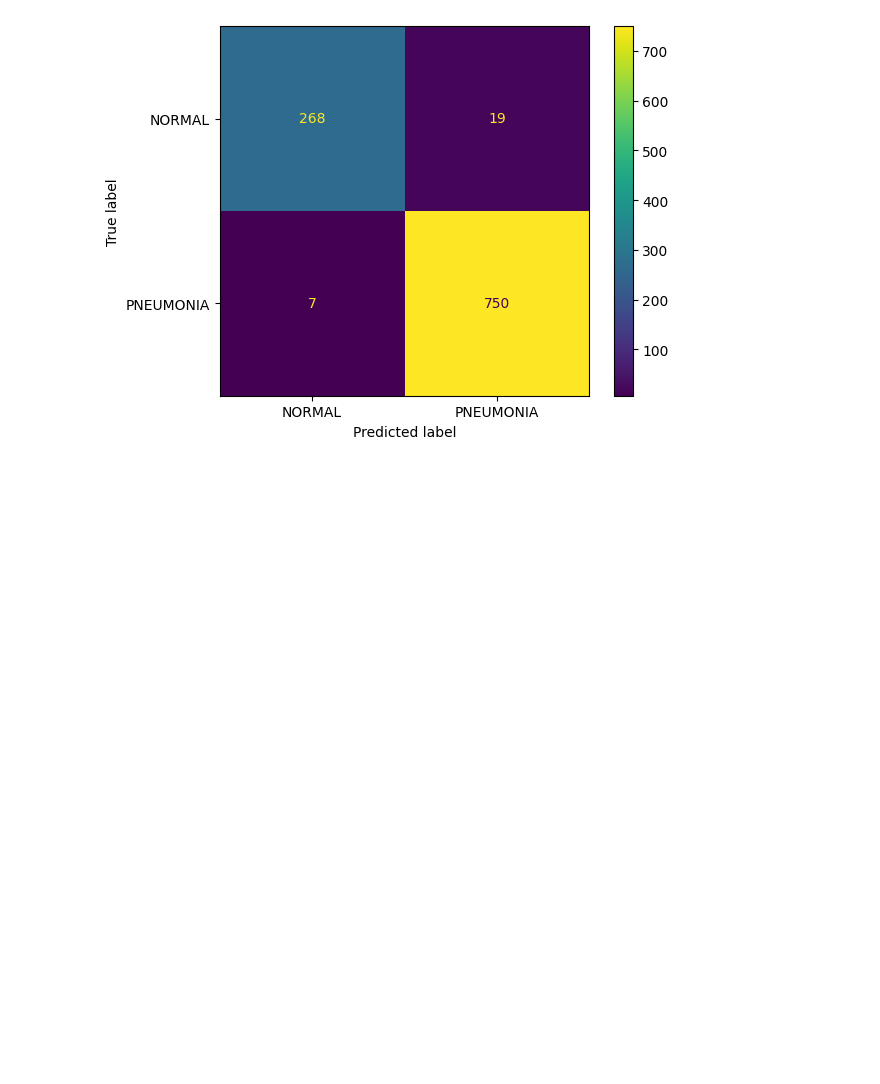
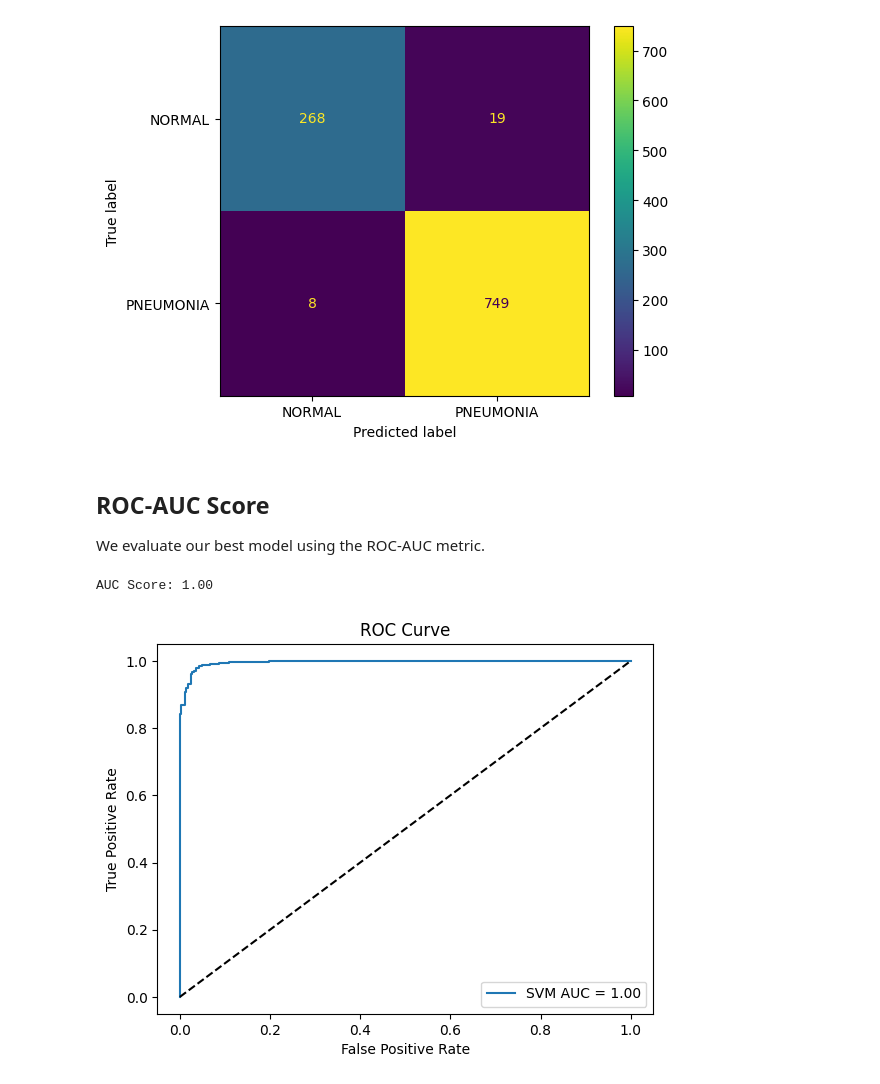
Before and after one commit to eliezaylaa/zoidberg, a Jupyter notebook: chest_Xray/zoidberg.ipynb, the cells around one changed output. Cells and saved outputs as stored; diff of their text form; code cells hidden in the pictures; blank space fills up the shorter version.

Commit message:
feat: add ROC-AUC curve for best SVM

```diff
--- a/chest_Xray/zoidberg.ipynb
+++ b/chest_Xray/zoidberg.ipynb
@@ -254,7 +255,7 @@ param_grid = {
 grid_svm = GridSearchCV(SVC(class_weight='balanced'), param_grid, cv=3, scoring='recall', n_jobs=-1)
 grid_svm.fit(X_train_pca, Y_train)
 print(grid_svm.best_params_)
-best_svm = SVC(C=10, kernel='rbf', class_weight='balanced', random_state=42)
+best_svm = SVC(C=10, kernel='rbf', class_weight='balanced', random_state=42, probability=True)
 best_svm.fit(X_train_pca, Y_train)
 Y_pred_best_svm = best_svm.predict(X_val_pca)
 print(classification_report(Y_val, Y_pred_best_svm))
@@ -324,3 +325,22 @@ disp.plot()
 plt.show()
 # %% [output]
 [figure]
+# %% [markdown]
+## ROC-AUC Score
+We evaluate our best model using the ROC-AUC metric.
+# %%
+Y_prob = best_svm.predict_proba(X_val_pca)[:, 1]
+auc = roc_auc_score(Y_val, Y_prob)
+print(f"AUC Score: {auc:.2f}")
+
+fpr, tpr, _ = roc_curve(Y_val, Y_prob)
+plt.plot(fpr, tpr, label=f'SVM AUC = {auc:.2f}')
+plt.plot([0, 1], [0, 1], 'k--')
+plt.xlabel('False Positive Rate')
+plt.ylabel('True Positive Rate')
+plt.title('ROC Curve')
+plt.legend()
+plt.show()
+# %% [output]
+AUC Score: 1.00
+[figure, added]
```
Also changed, not shown: parts of 5 cells of this notebook.
